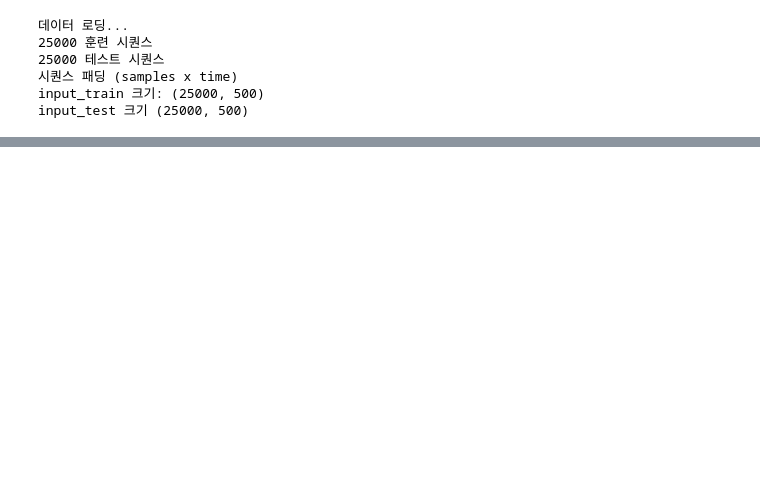
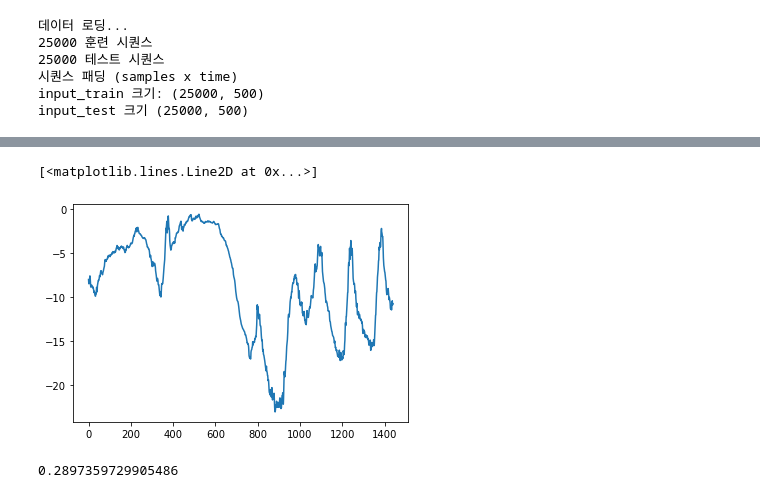
Before and after one commit to sympony/keras-study, a Jupyter notebook: 06_Deep learning for text and sequences.ipynb, the cells around one changed output, grey strips where cells are left out. Cells and saved outputs as stored; diff of their text form; code cells hidden in the pictures; blank space fills up the shorter version.

```diff
--- a/06_Deep learning for text and sequences.ipynb
+++ b/06_Deep learning for text and sequences.ipynb
@@ -651,0 +738,5 @@ SyntaxError: cannot assign to operator (<ipython-input-39-6846fcf83692>, line 1)
+# %%
+plt.plot(range(1440), temp[:1440])
+# %% [output]
+[<matplotlib.lines.Line2D at 0x...>]
+[figure, added]
@@ -651,0 +787,13 @@ SyntaxError: cannot assign to operator (<ipython-input-39-6846fcf83692>, line 1)
+# %%
+def evaluate_naive_method():
+    batch_maes = []
+    for step in range(val_steps):
+        samples, targets = next(val_gen)
+        preds = samples[:, -1, 1]
+        mae = np.mean(np.abs(preds - targets))
+        batch_maes.append(mae)
+    print(np.mean(batch_maes))
+
+evaluate_naive_method()
+# %% [output]
+0.2897359729905486
```
Also changed, not shown: parts of 48 cells of this notebook, 2 other files.
